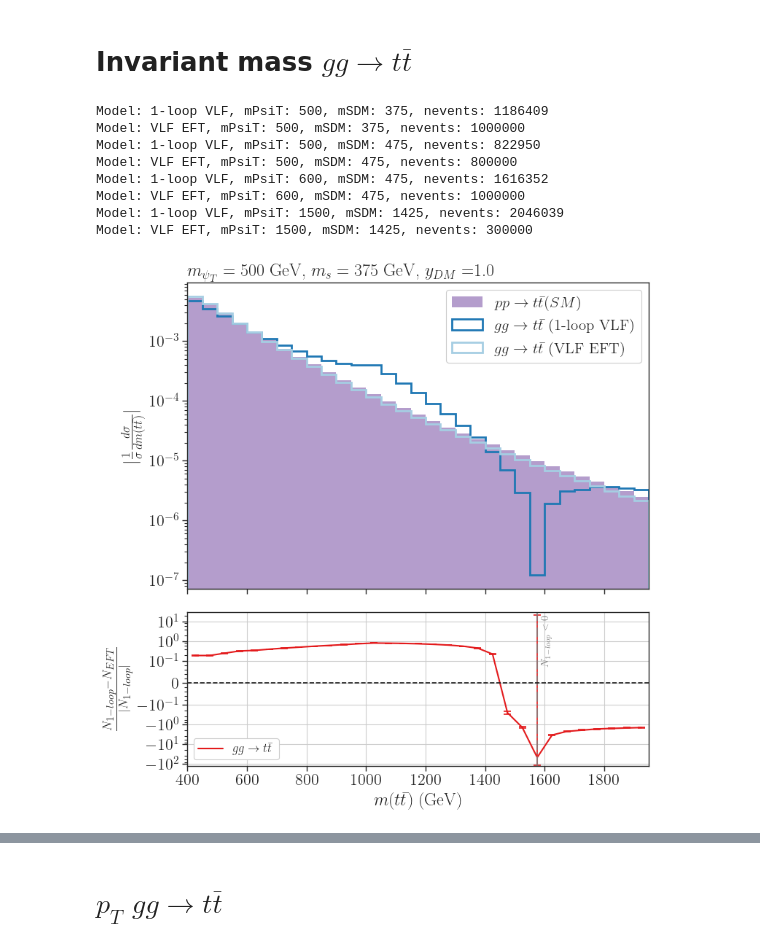
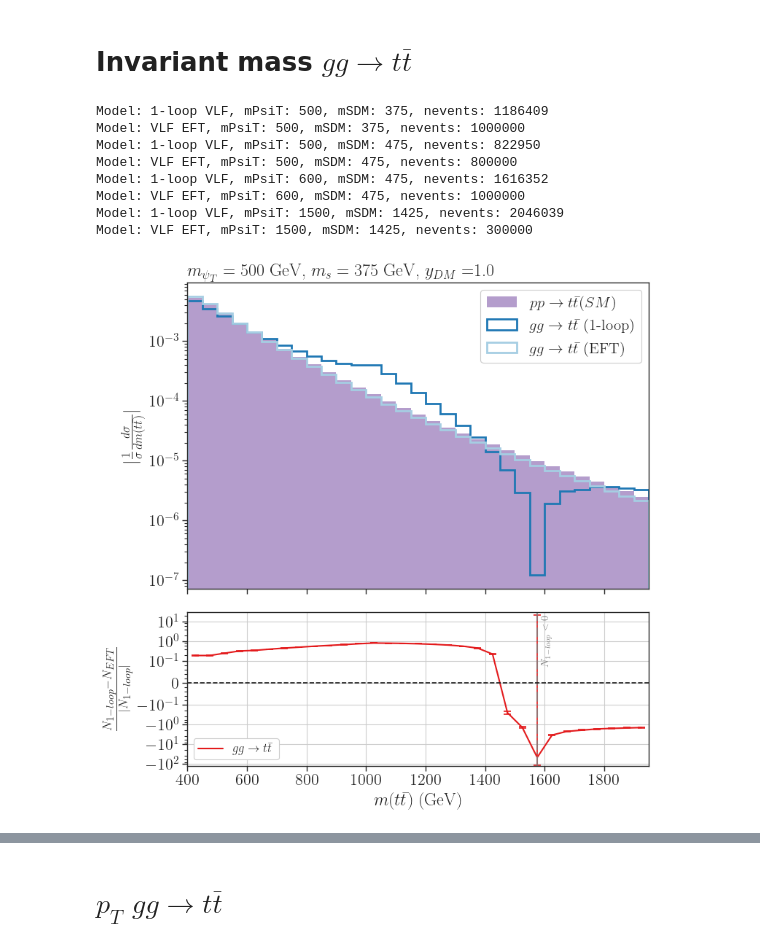
Before and after one commit to viniciusrocca/EFT_ToyModel, a Jupyter notebook: Plots/Distributions_exp_bias.ipynb, the cells around one changed output, grey strips where cells are left out. Saved outputs shown, nothing was run; the diff lists cells and outputs as text; code cells hidden in the pictures.

```diff
--- a/Plots/Distributions_exp_bias.ipynb
+++ b/Plots/Distributions_exp_bias.ipynb
@@ -218,9 +218,12 @@ for i in range(0, len(data), 4):
         else:
             process = d['process']
             model = d['model']
+            if model == '1-loop VLF':
+                pmodels.append(r'%s (%s)' %(process,'1-loop'))
+            elif model == 'VLF EFT':
+                pmodels.append(r'%s (%s)' %(process,'EFT'))
             weights = d['weights']
             print('Model: %s, mPsiT: %.1d, mSDM: %1.d, nevents: %.1d' % (d['model'], mPsiT,mSDM, d['nevents']))
-            pmodels.append(r'%s (%s)' %(process,model))
             label = pmodels[-1]
             labels.append(label)
             c.append(selectColor(model,process))
@@ -887,9 +892,12 @@ for i in range(0, len(data), 4):
         else:
             process = d['process']
             model = d['model']
+            if model == '1-loop VLF':
+                pmodels.append(r'%s (%s)' %(process,'1-loop'))
+            elif model == 'VLF EFT':
+                pmodels.append(r'%s (%s)' %(process,'EFT'))
             weights = d['weights']
             print('Model: %s, mPsiT: %.1d, mSDM: %1.d, nevents: %.1d' % (d['model'], mPsiT,mSDM, d['nevents']))
-            pmodels.append(r'%s (%s)' %(process,model))
             label = pmodels[-1]
             labels.append(label)
             c.append(selectColor(model,process))
@@ -997,31 +1005,31 @@ for i in range(0, len(data), 4):
         axarr[1].axhspan(-1,-2, color = 'yellow', alpha = 0.15)
 
 
 
 
 
     #Subplot configs
     axarr[1].set_ylabel(y_label)
     #axarr[1].set_ylim(-1.5,1.5)
     #axarr[1].set_yticks(np.arange(-0.01,0.05,0.01))
     #axarr[1].set_yscale('log')
     if mPsiT > 700.0:
         axarr[1].set_xticks(np.arange(500.0,5300.0,500.0))
     axarr[1].grid()
     axarr[1].set_xlabel(r'$m(t\bar{t})$ (GeV)')
     axarr[1].legend(loc='lower left',fontsize=12,framealpha=1.0,ncol=2)
     plt.tight_layout()
     filename = f"mtt_gg_mPsiT_{int(mPsiT)}_mSDM_{int(mSDM)}.png"
     plt.savefig(filename)
 
 plt.show()
 # %% [output]
 Model: 1-loop VLF, mPsiT: 500, mSDM: 375, nevents: 1186409
 Model: VLF EFT, mPsiT: 500, mSDM: 375, nevents: 1000000
 Model: 1-loop VLF, mPsiT: 500, mSDM: 475, nevents: 822950
 Model: VLF EFT, mPsiT: 500, mSDM: 475, nevents: 800000
 Model: 1-loop VLF, mPsiT: 600, mSDM: 475, nevents: 1616352
 Model: VLF EFT, mPsiT: 600, mSDM: 475, nevents: 1000000
 Model: 1-loop VLF, mPsiT: 1500, mSDM: 1425, nevents: 2046039
 Model: VLF EFT, mPsiT: 1500, mSDM: 1425, nevents: 300000
-[figure, old version]
+[figure, new version]
```
Also changed, not shown: parts of 9 cells of this notebook, 1 other file.
